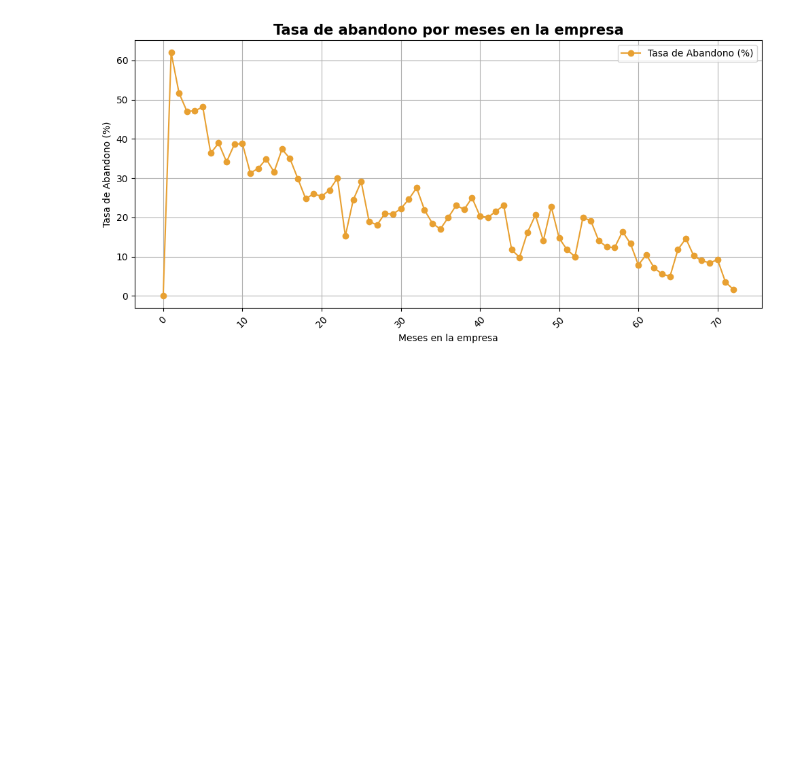
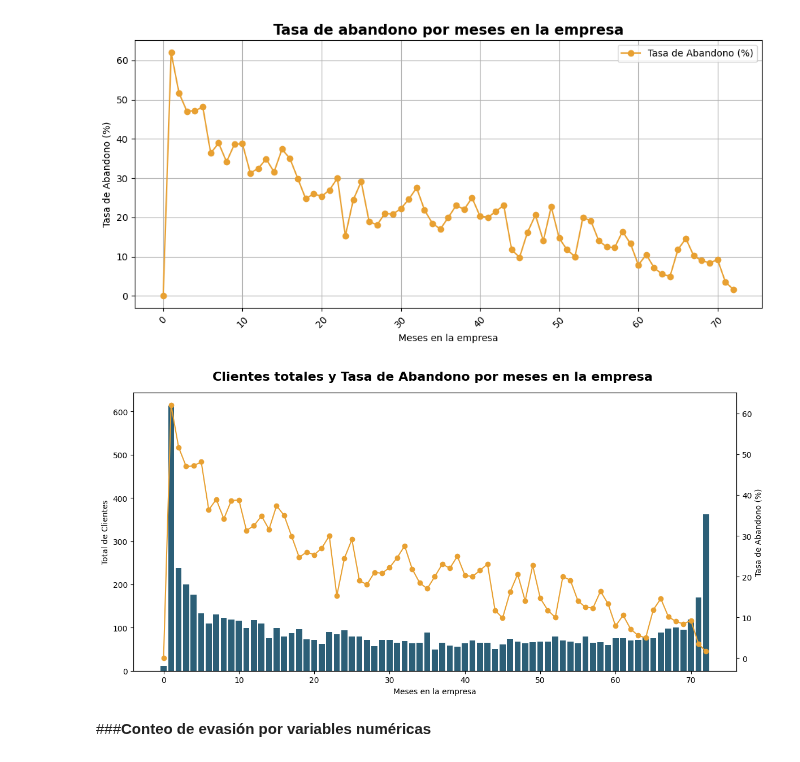
Before and after one commit to Nataliahfk/Telecom-X_-segundo-challenge, a Jupyter notebook: Telecom_X_Clallenge_Latam.ipynb, the cells around one changed output. Cells and saved outputs as stored; diff of their text form; code cells hidden in the pictures; blank space fills up the shorter version.

```diff
--- a/Telecom_X_Clallenge_Latam.ipynb
+++ b/Telecom_X_Clallenge_Latam.ipynb
@@ -878,3 +878,27 @@ plt.tight_layout()
 plt.show()
 # %% [output]
 [figure]
+# %%
+fig, ax1 = plt.subplots(figsize=(12, 6))
+
+# Barras: Total de clientes por meses en la cia.
+total_clientes = tabla_pivot['Yes'] + tabla_pivot['No']
+ax1.bar(tabla_pivot.index, total_clientes, color='#2C5F77', label='Total Clientes')
+ax1.set_xlabel('Meses en la empresa')
+ax1.set_ylabel('Total de Clientes', color='black')
+ax1.tick_params(axis='y', labelcolor='black')
+
+# Línea: tasa_abandono
+ax2 = ax1.twinx()
+ax2.plot(tabla_pivot.index, tabla_pivot['tasa_abandono'], color='#E8A031', marker='o', label='Tasa de Abandono (%)')
+ax2.set_ylabel('Tasa de Abandono (%)', color='black')
+ax2.tick_params(axis='y', labelcolor='black')
+
+# Títulos y leyenda
+fig.suptitle('Clientes totales y Tasa de Abandono por meses en la empresa', fontsize=16, weight='bold')
+fig.tight_layout()
+plt.show()
+# %% [output]
+[figure, added]
+# %% [markdown]
+###**Conteo de evasión por variables numéricas**
```
Also changed, not shown: parts of 2 cells of this notebook.
